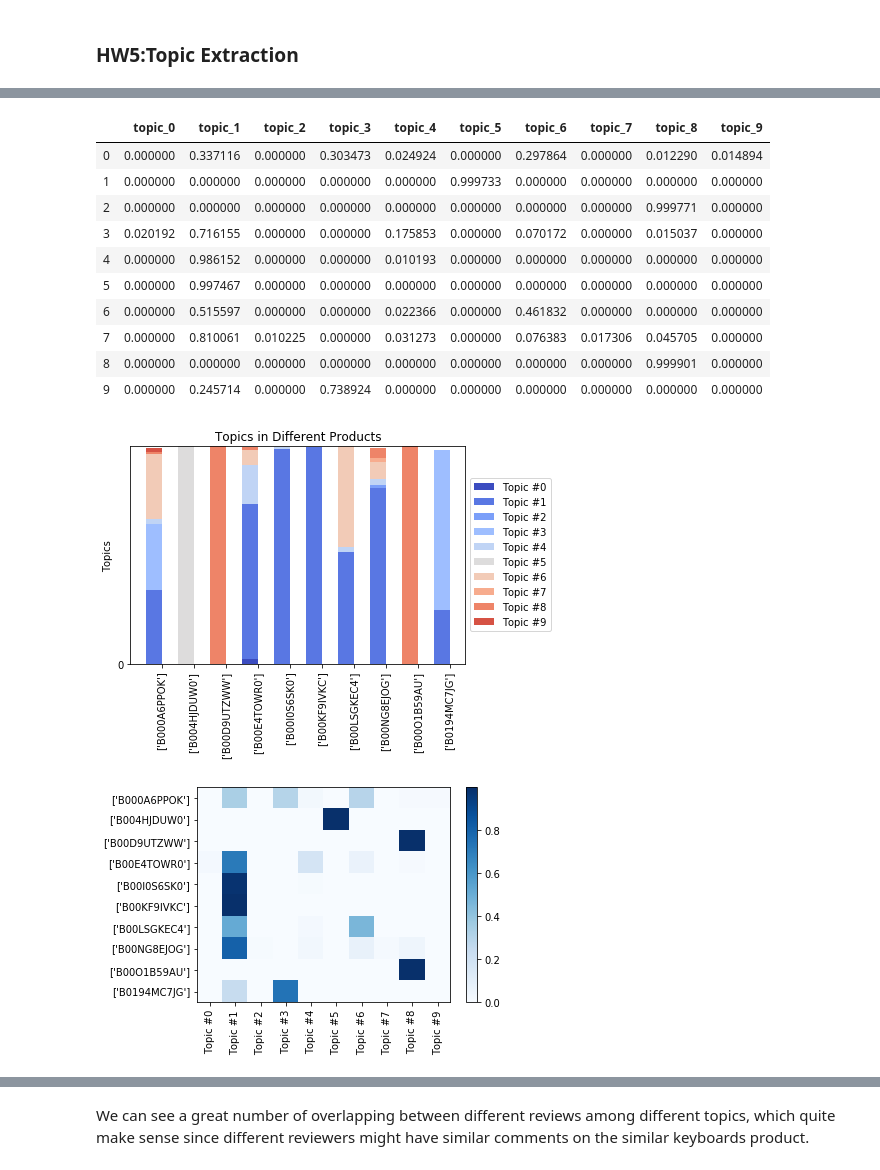
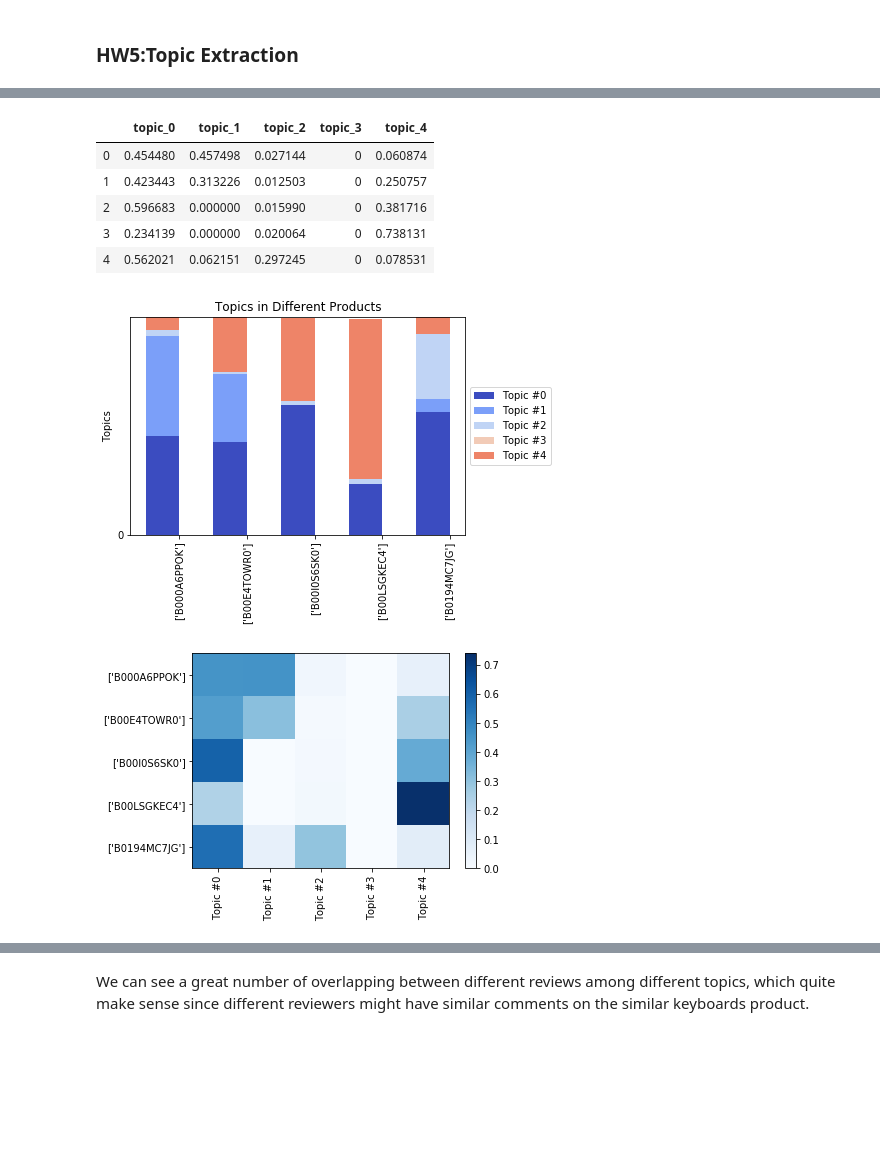
Before and after one commit to liu431/Content-Analysis-Project, a Jupyter notebook: Code/Modelling.ipynb, the cells around one changed output, grey strips where cells are left out. Cells and saved outputs as stored; diff of their text form; code cells hidden in the pictures; blank space fills up the shorter version.

Commit message:
Updated EDA and Modelling

```diff
--- a/Code/Modelling.ipynb
+++ b/Code/Modelling.ipynb
@@ -57,0 +55,7 @@ tbl
+# %%
+# downsampling
+df_sample = df[df['asin'] == tbl.index[-1]]
+for i in range(4):
+    df_temp = df[df['asin'] == tbl.index[i]].sample(n=350)
+    df_sample = df_sample.append(df_temp)
+df_sample.shape
@@ -98,7 +94,7 @@ corpus = [dictionary.doc2bow(text) for text in df_agg['normalized_words']]
 gensim.corpora.MmCorpus.serialize('amazon.mm', corpus)
 senmm = gensim.corpora.MmCorpus('amazon.mm')
 # %%
-senlda = gensim.models.ldamodel.LdaModel(corpus=senmm, id2word=dictionary, num_topics=10, alpha='auto', eta='auto')
+senlda = gensim.models.ldamodel.LdaModel(corpus=senmm, id2word=dictionary, num_topics=5, alpha='auto', eta='auto')
 # %%
 sen1Bow = dictionary.doc2bow(df_agg['normalized_words'][0])
 sen1lda = senlda[sen1Bow]
@@ -141,53 +132,48 @@ ldaDF
 # %%
-ldaDFV = ldaDF[:10][['topic_%d' %x for x in range(10)]]
-ldaDFVisN = ldaDF[:10][['name']]
+ldaDFV = ldaDF[['topic_%d' %x for x in range(5)]]
+ldaDFVisN = ldaDF[['name']]
 ldaDFVis = ldaDFV.as_matrix(columns=None)
 ldaDFVisNames = ldaDFVisN.as_matrix(columns=None)
 ldaDFV
 # %% [output]
-|  | topic_0 | topic_1 | topic_2 | topic_3 | topic_4 | topic_5 | topic_6 | topic_7 | topic_8 | topic_9 |
-| 0 | 0.000000 | 0.337116 | 0.000000 | 0.303473 | 0.024924 | 0.000000 | 0.297864 | 0.000000 | 0.012290 | 0.014894 |
-| 1 | 0.000000 | 0.000000 | 0.000000 | 0.000000 | 0.000000 | 0.999733 | 0.000000 | 0.000000 | 0.000000 | 0.000000 |
-| 2 | 0.000000 | 0.000000 | 0.000000 | 0.000000 | 0.000000 | 0.000000 | 0.000000 | 0.000000 | 0.999771 | 0.000000 |
-| 3 | 0.020192 | 0.716155 | 0.000000 | 0.000000 | 0.175853 | 0.000000 | 0.070172 | 0.000000 | 0.015037 | 0.000000 |
-| 4 | 0.000000 | 0.986152 | 0.000000 | 0.000000 | 0.010193 | 0.000000 | 0.000000 | 0.000000 | 0.000000 | 0.000000 |
-| 5 | 0.000000 | 0.997467 | 0.000000 | 0.000000 | 0.000000 | 0.000000 | 0.000000 | 0.000000 | 0.000000 | 0.000000 |
-| 6 | 0.000000 | 0.515597 | 0.000000 | 0.000000 | 0.022366 | 0.000000 | 0.461832 | 0.000000 | 0.000000 | 0.000000 |
-| 7 | 0.000000 | 0.810061 | 0.010225 | 0.000000 | 0.031273 | 0.000000 | 0.076383 | 0.017306 | 0.045705 | 0.000000 |
-| 8 | 0.000000 | 0.000000 | 0.000000 | 0.000000 | 0.000000 | 0.000000 | 0.000000 | 0.000000 | 0.999901 | 0.000000 |
-| 9 | 0.000000 | 0.245714 | 0.000000 | 0.738924 | 0.000000 | 0.000000 | 0.000000 | 0.000000 | 0.000000 | 0.000000 |
+|  | topic_0 | topic_1 | topic_2 | topic_3 | topic_4 |
+| 0 | 0.454480 | 0.457498 | 0.027144 | 0 | 0.060874 |
+| 1 | 0.423443 | 0.313226 | 0.012503 | 0 | 0.250757 |
+| 2 | 0.596683 | 0.000000 | 0.015990 | 0 | 0.381716 |
+| 3 | 0.234139 | 0.000000 | 0.020064 | 0 | 0.738131 |
+| 4 | 0.562021 | 0.062151 | 0.297245 | 0 | 0.078531 |
 # %%
-N = 10
+N = 5
 ind = np.arange(N)
 K = senlda.num_topics  # N documents, K topics
 ind = np.arange(N)  # the x-axis locations for the novels
 width = 0.5  # the width of the bars
 plots = []
 height_cumulative = np.zeros(N)
 
 for k in range(K):
     color = plt.cm.coolwarm(k/K, 1)
     if k == 0:
         p = plt.bar(ind, ldaDFVis[:, k], width, color=color)
     else:
         p = plt.bar(ind, ldaDFVis[:, k], width, bottom=height_cumulative, color=color)
     height_cumulative += ldaDFVis[:, k]
     plots.append(p)
 
 
 plt.ylim((0, 1))  # proportions sum to 1, so the height of the stacked bars is 1
 plt.ylabel('Topics')
 
 plt.title('Topics in Different Products')
 plt.xticks(ind+width/2, ldaDFVisNames, rotation='vertical')
 
-plt.yticks(np.arange(0, 1, 10))
+plt.yticks(np.arange(0, 1, 5))
 topic_labels = ['Topic #{}'.format(k) for k in range(K)]
 plt.legend([p[0] for p in plots], topic_labels, loc='center left', frameon=True,  bbox_to_anchor = (1, .5))
 
 plt.show()
 # %% [output]
-[figure, old version]
+[figure, new version]
 # %%
 plt.pcolor(ldaDFVis, norm=None, cmap='Blues')
 plt.yticks(np.arange(ldaDFVis.shape[0])+0.5, ldaDFVisNames);
@@ -204,7 +190,7 @@ plt.colorbar(cmap='Blues')
 plt.tight_layout()  # fixes margins
 plt.show()
 # %% [output]
-[figure, old version]
+[figure, new version]
 # %%
 senlda.show_topic(1)
 # %% [output]
```
Also changed, not shown: parts of 16 cells of this notebook, 4 other files.
